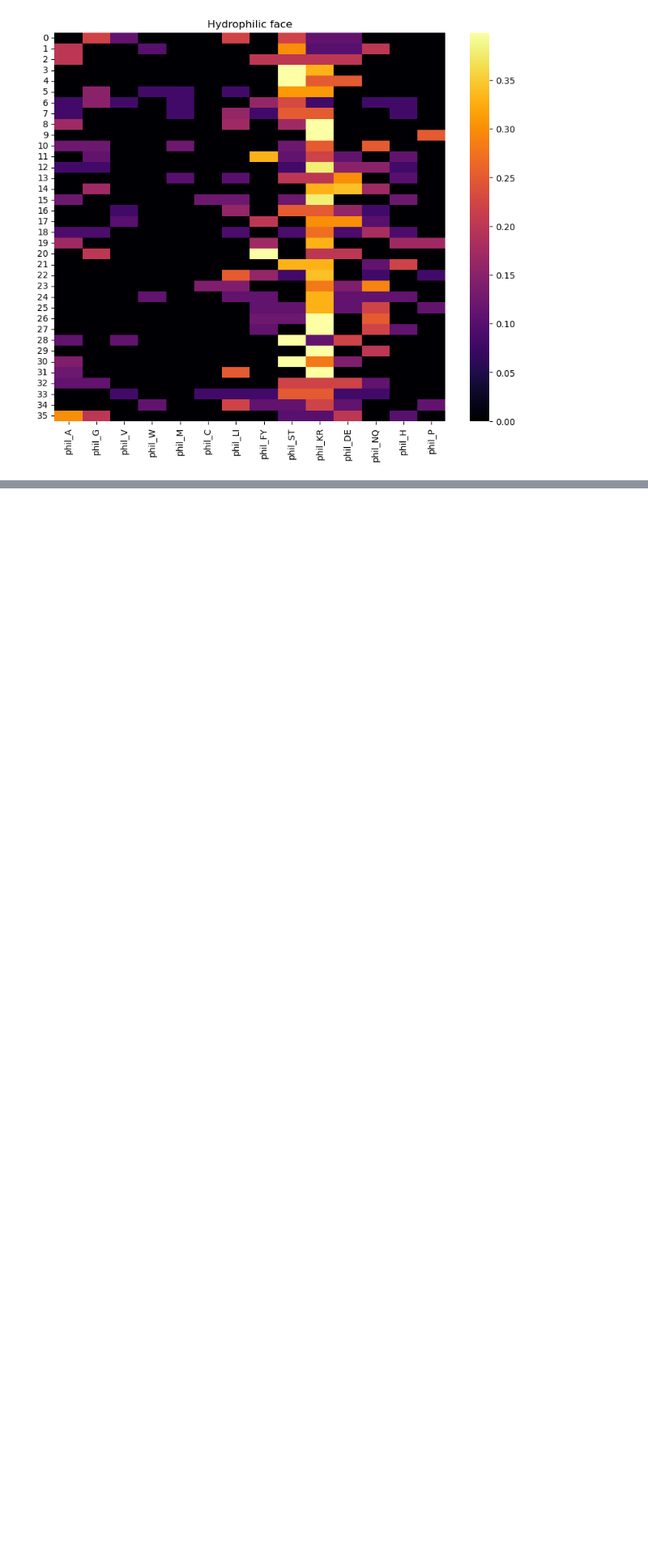
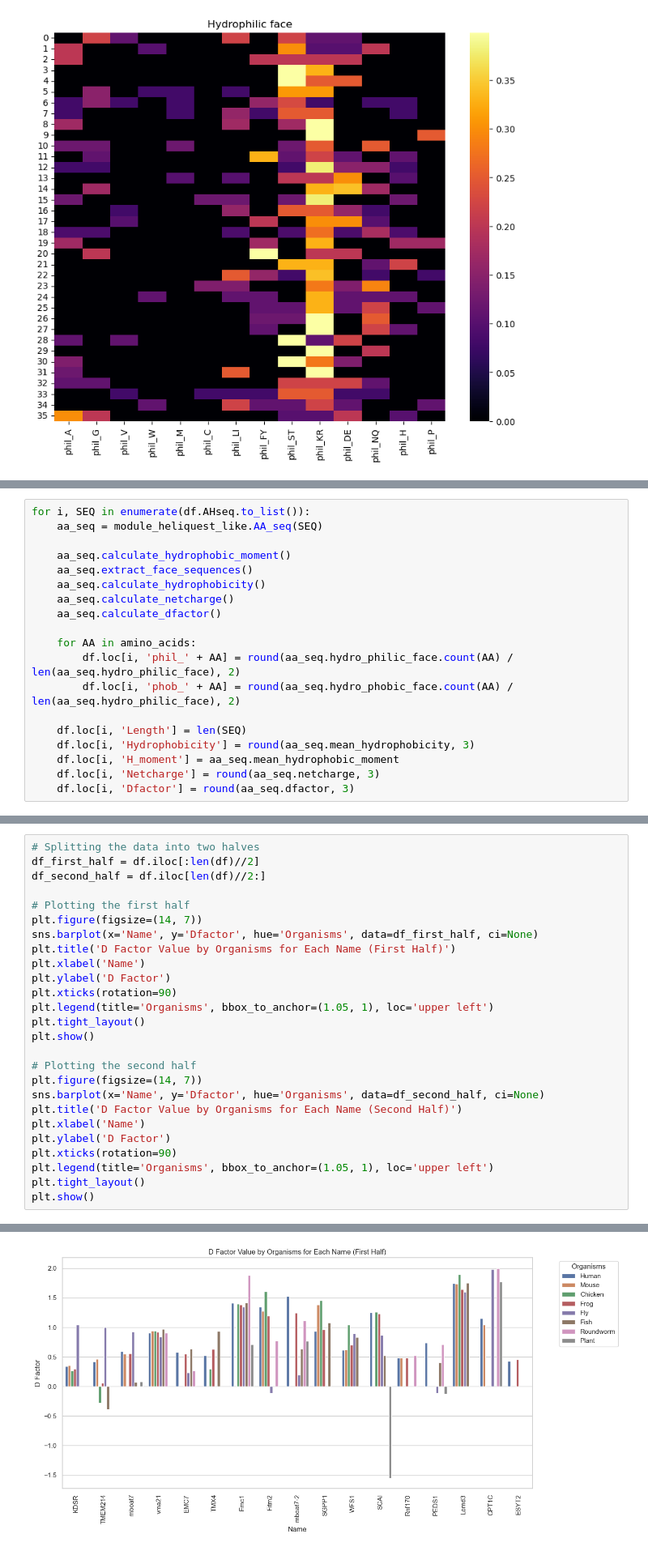
Before and after one commit to shokenlee/AH_AAcomposition, a Jupyter notebook: AHcomp.ipynb, the cells around one changed output, grey strips where cells are left out. Shown at 81% size. Cells and saved outputs as stored; diff of their text form; blank space fills up the shorter version.

```diff
--- a/AHcomp.ipynb
+++ b/AHcomp.ipynb
@@ -119,0 +126,19 @@ plt.close()
+# %%
+for i, SEQ in enumerate(df.AHseq.to_list()):
+    aa_seq = module_heliquest_like.AA_seq(SEQ)
+
+    aa_seq.calculate_hydrophobic_moment()
+    aa_seq.extract_face_sequences()
+    aa_seq.calculate_hydrophobicity()
+    aa_seq.calculate_netcharge()
+    aa_seq.calculate_dfactor()
+
+    for AA in amino_acids:
+        df.loc[i, 'phil_' + AA] = round(aa_seq.hydro_philic_face.count(AA) / len(aa_seq.hydro_philic_face), 2)
+        df.loc[i, 'phob_' + AA] = round(aa_seq.hydro_phobic_face.count(AA) / len(aa_seq.hydro_philic_face), 2)
+
+    df.loc[i, 'Length'] = len(SEQ)
+    df.loc[i, 'Hydrophobicity'] = round(aa_seq.mean_hydrophobicity, 3)
+    df.loc[i, 'H_moment'] = aa_seq.mean_hydrophobic_moment
+    df.loc[i, 'Netcharge'] = round(aa_seq.netcharge, 3)
+    df.loc[i, 'Dfactor'] = round(aa_seq.dfactor, 3)
@@ -119,0 +161,27 @@ plt.close()
+# %%
+# Splitting the data into two halves
+df_first_half = df.iloc[:len(df)//2]
+df_second_half = df.iloc[len(df)//2:]
+
+# Plotting the first half
+plt.figure(figsize=(14, 7))
+sns.barplot(x='Name', y='Dfactor', hue='Organisms', data=df_first_half, ci=None)
+plt.title('D Factor Value by Organisms for Each Name (First Half)')
+plt.xlabel('Name')
+plt.ylabel('D Factor')
+plt.xticks(rotation=90)
+plt.legend(title='Organisms', bbox_to_anchor=(1.05, 1), loc='upper left')
+plt.tight_layout()
+plt.show()
+
+# Plotting the second half
+plt.figure(figsize=(14, 7))
+sns.barplot(x='Name', y='Dfactor', hue='Organisms', data=df_second_half, ci=None)
+plt.title('D Factor Value by Organisms for Each Name (Second Half)')
+plt.xlabel('Name')
+plt.ylabel('D Factor')
+plt.xticks(rotation=90)
+plt.legend(title='Organisms', bbox_to_anchor=(1.05, 1), loc='upper left')
+plt.tight_layout()
+plt.show()
+# %% [output]
@@ -119,0 +191 @@ plt.close()
+[figure, added]
```
Also changed, not shown: parts of 11 cells of this notebook.
